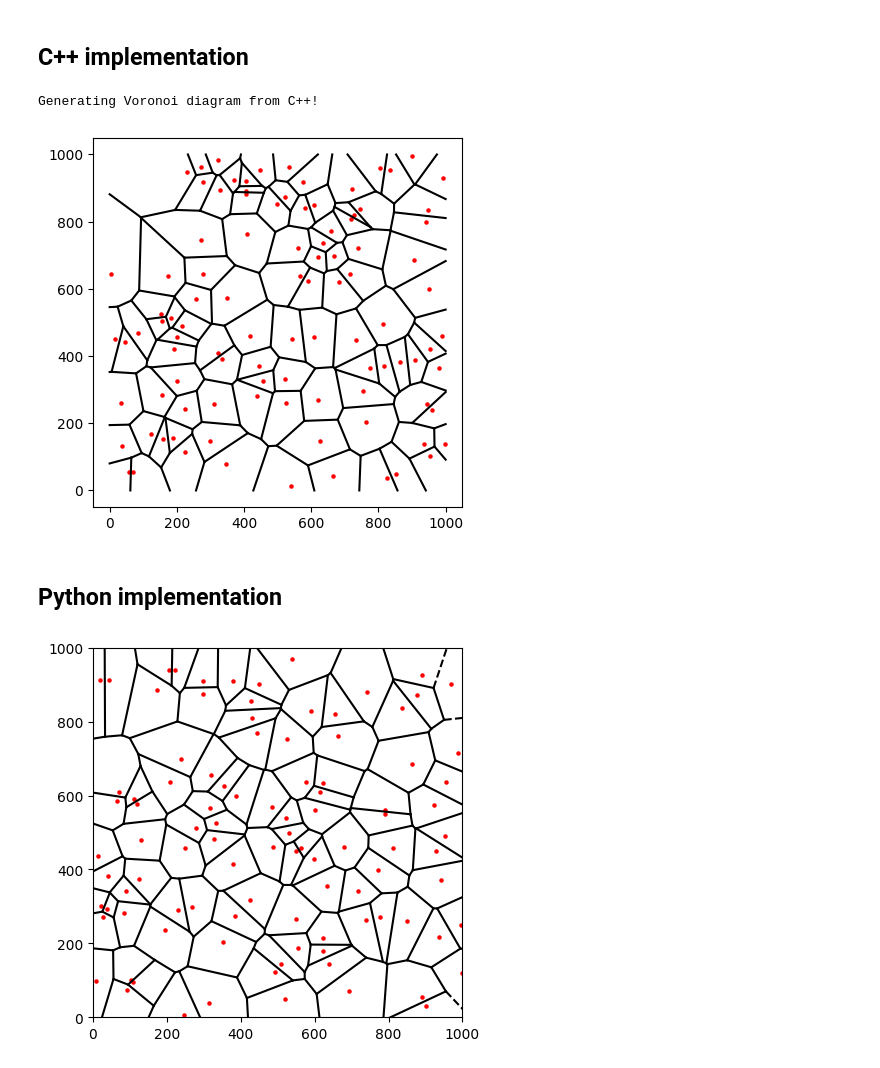
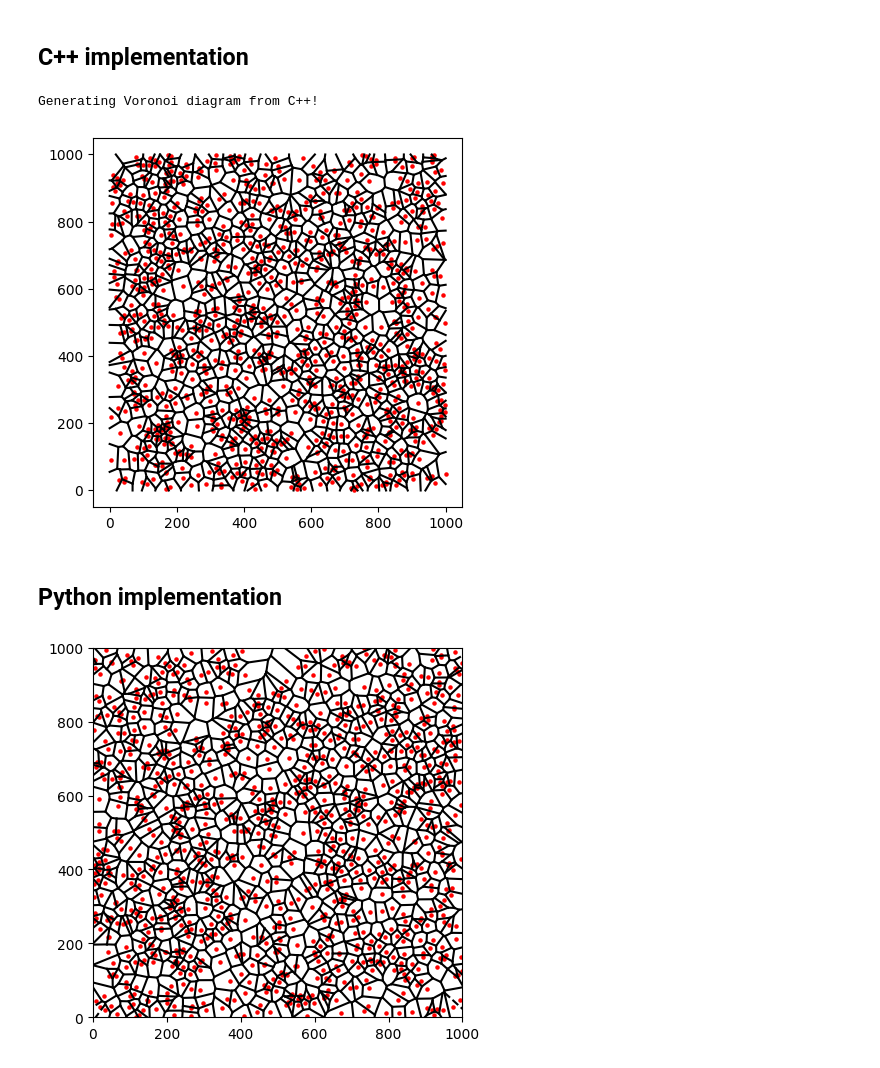
Before and after one commit to JUANITOTELO/Geometry, a Jupyter notebook: tareas/tarea2.ipynb, the cells around one changed output. Saved outputs shown, nothing was run; the diff lists cells and outputs as text; code cells hidden in the pictures.

```diff
--- a/tareas/tarea2.ipynb
+++ b/tareas/tarea2.ipynb
@@ -27,7 +27,7 @@ import matplotlib.pyplot as plt
 import random
 
 points = []
-for i in range(100):
+for i in range(1000):
     points.append((random.uniform(0, 1000), random.uniform(0, 1000)))
 
 # Convert the points to a flat array
@@ -64,7 +64,7 @@ plt.gca().set_aspect('equal', adjustable='box')
 plt.show()
 # %% [output]
 Generating Voronoi diagram from C++!
-[figure, old version]
+[figure, new version]
 # %% [markdown]
 ## Python implementation
 # %%
@@ -584,32 +584,32 @@ def _build_circle_events(inserted=None, removed_on=None):
 # Plot the Voronoi diagram
 import matplotlib.pyplot as plt
 import random
 
-points = [Point(random.uniform(0, 1000), random.uniform(0, 1000)) for _ in range(100)]
+points = [Point(random.uniform(0, 1000), random.uniform(0, 1000)) for _ in range(1000)]
 v = Voronoi(points)
 
 x_max = 1000
 x_min = -1000
 y_max = 1000
 y_min = -1000
 
 for e in v.edges:
     if e.vertex_from is None:
         line = e.trim(x_min, x_max, y_min, y_max, from_vertex=False)
         plt.plot([line[0].x, line[1].x], [line[0].y, line[1].y], 'k--')
 
     elif e.vertex_to is None:
         line = e.trim(x_min, x_max, y_min, y_max, from_vertex=True)
         plt.plot([line[0].x, line[1].x], [line[0].y, line[1].y], 'k--')
 
     else:
         plt.plot([e.vertex_from.x, e.vertex_to.x], [e.vertex_from.y, e.vertex_to.y], 'k-')
 
 for p in points:
     plt.scatter(p.x, p.y, c='r', s=5)
 
 plt.gca().set_aspect('equal', adjustable='box')
 plt.setp(plt.gca(), xlim=(0, 1000), ylim=(0, 1000))
 plt.show()
 # %% [output]
-[figure, old version]
+[figure, new version]
```
Also changed, not shown: 2 other files.
